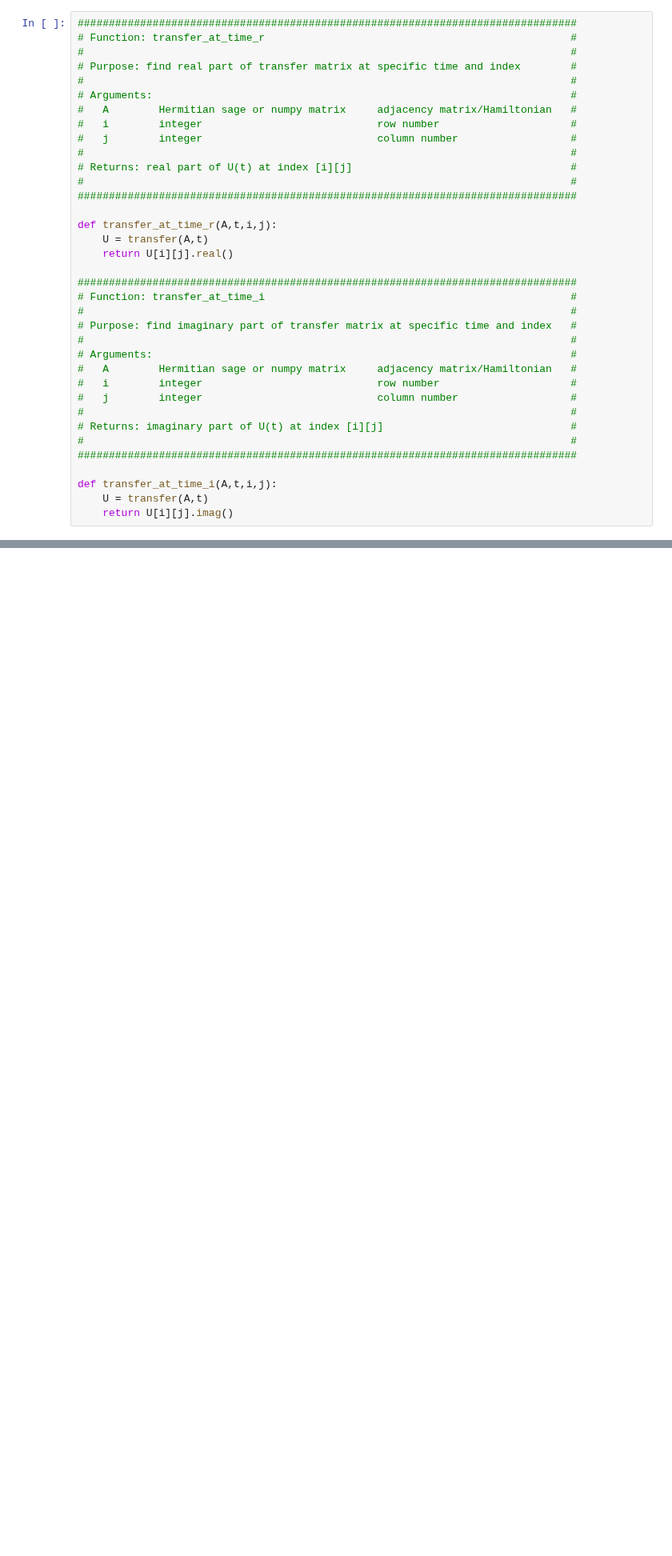
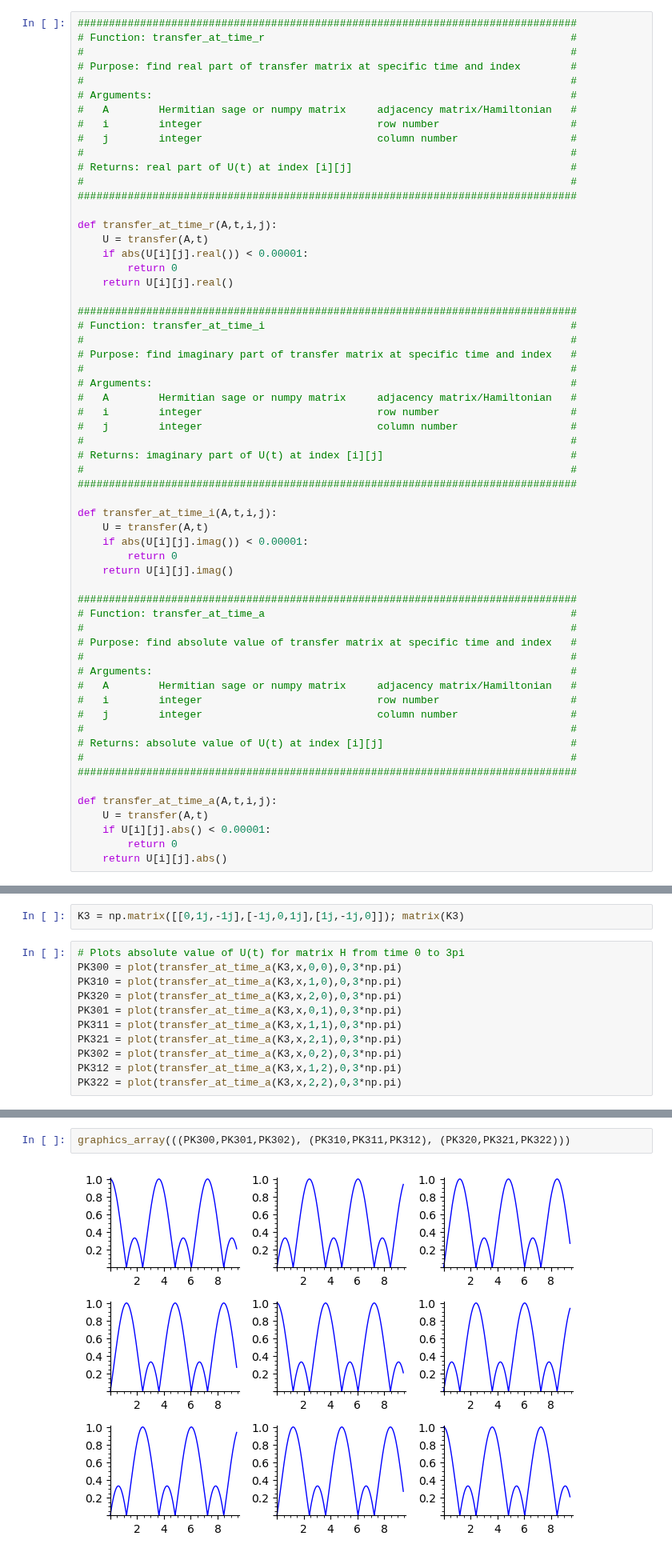
Before and after one commit to EmilyMWright/FUSRP-2021-Quantum-Walks, a Jupyter notebook: Test_Ground.ipynb, the cells around one changed output, grey strips where cells are left out. Shown at 80% size. Saved outputs shown, nothing was run; the diff lists cells and outputs as text; blank space fills up the shorter version.

```diff
--- a/Test_Ground.ipynb
+++ b/Test_Ground.ipynb
@@ -91,6 +80,8 @@ def transfer(A, t):
 
 def transfer_at_time_r(A,t,i,j):
     U = transfer(A,t)
+    if abs(U[i][j].real()) < 0.00001:
+        return 0
     return U[i][j].real()
 
 ################################################################################
@@ -109,4 +100,26 @@ def transfer_at_time_r(A,t,i,j):
 
 def transfer_at_time_i(A,t,i,j):
     U = transfer(A,t)
+    if abs(U[i][j].imag()) < 0.00001:
+        return 0
     return U[i][j].imag()
+
+################################################################################
+# Function: transfer_at_time_a                                                 #
+#                                                                              #
+# Purpose: find absolute value of transfer matrix at specific time and index   #
+#                                                                              #
+# Arguments:                                                                   #
+#   A        Hermitian sage or numpy matrix     adjacency matrix/Hamiltonian   #
+#   i        integer                            row number                     #
+#   j        integer                            column number                  #
+#                                                                              #
+# Returns: absolute value of U(t) at index [i][j]                              #
+#                                                                              #
+################################################################################
+
+def transfer_at_time_a(A,t,i,j):
+    U = transfer(A,t)
+    if U[i][j].abs() < 0.00001:
+        return 0
+    return U[i][j].abs()
@@ -112,0 +279,13 @@ def transfer_at_time_i(A,t,i,j):
+# %%
+K3 = np.matrix([[0,1j,-1j],[-1j,0,1j],[1j,-1j,0]]); matrix(K3)
+# %%
+# Plots absolute value of U(t) for matrix H from time 0 to 3pi
+PK300 = plot(transfer_at_time_a(K3,x,0,0),0,3*np.pi)
+PK310 = plot(transfer_at_time_a(K3,x,1,0),0,3*np.pi)
+PK320 = plot(transfer_at_time_a(K3,x,2,0),0,3*np.pi)
+PK301 = plot(transfer_at_time_a(K3,x,0,1),0,3*np.pi)
+PK311 = plot(transfer_at_time_a(K3,x,1,1),0,3*np.pi)
+PK321 = plot(transfer_at_time_a(K3,x,2,1),0,3*np.pi)
+PK302 = plot(transfer_at_time_a(K3,x,0,2),0,3*np.pi)
+PK312 = plot(transfer_at_time_a(K3,x,1,2),0,3*np.pi)
+PK322 = plot(transfer_at_time_a(K3,x,2,2),0,3*np.pi)
@@ -112,0 +294,4 @@ def transfer_at_time_i(A,t,i,j):
+# %%
+graphics_array(((PK300,PK301,PK302), (PK310,PK311,PK312), (PK320,PK321,PK322)))
+# %% [output]
+[figure, added]
```
Also changed, not shown: parts of 18 cells of this notebook.
